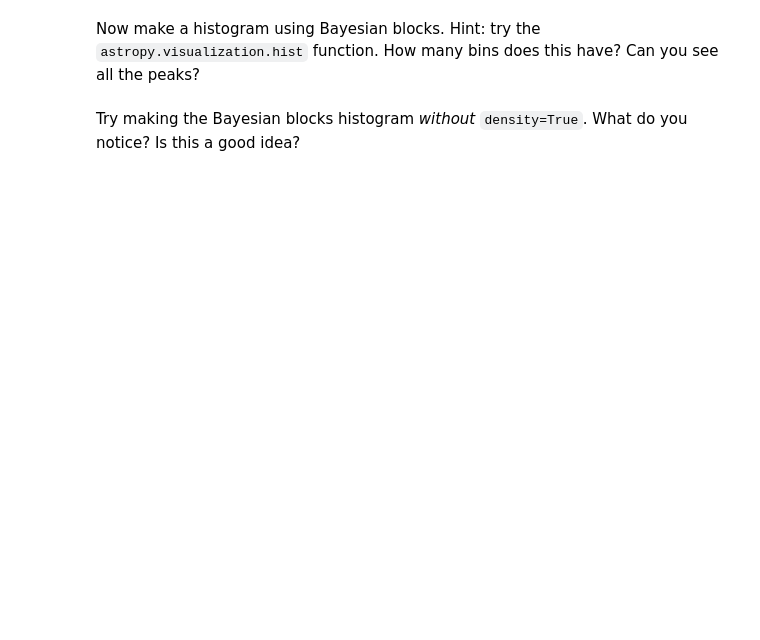
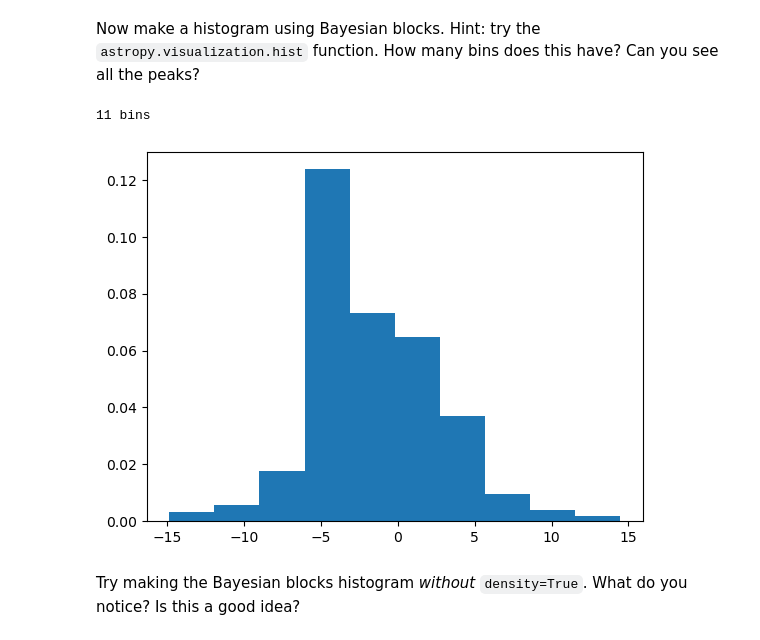
Before and after one commit to ASTR154/nonparametric-modeling, a Jupyter notebook: nonparametric-modeling.ipynb, the cells around one changed output. Cells and saved outputs as stored; diff of their text form; code cells hidden in the pictures; blank space fills up the shorter version.

```diff
--- a/nonparametric-modeling.ipynb
+++ b/nonparametric-modeling.ipynb
@@ -35,7 +64,10 @@ plt.hist(  # complete
 # %% [markdown]
 Now make a histogram using Bayesian blocks. Hint: try the `astropy.visualization.hist` function. How many bins does this have? Can you see all the peaks?
 # %%
-n, b, p = viz.hist(  # complete
+n, b, p = viz.hist(x, density = True)
 print(len(b), 'bins')
+# %% [output]
+11 bins
+[figure, added]
 # %% [markdown]
 Try making the Bayesian blocks histogram *without* `density=True`. What do you notice? Is this a good idea?
```
Also changed, not shown: parts of 29 cells of this notebook.
